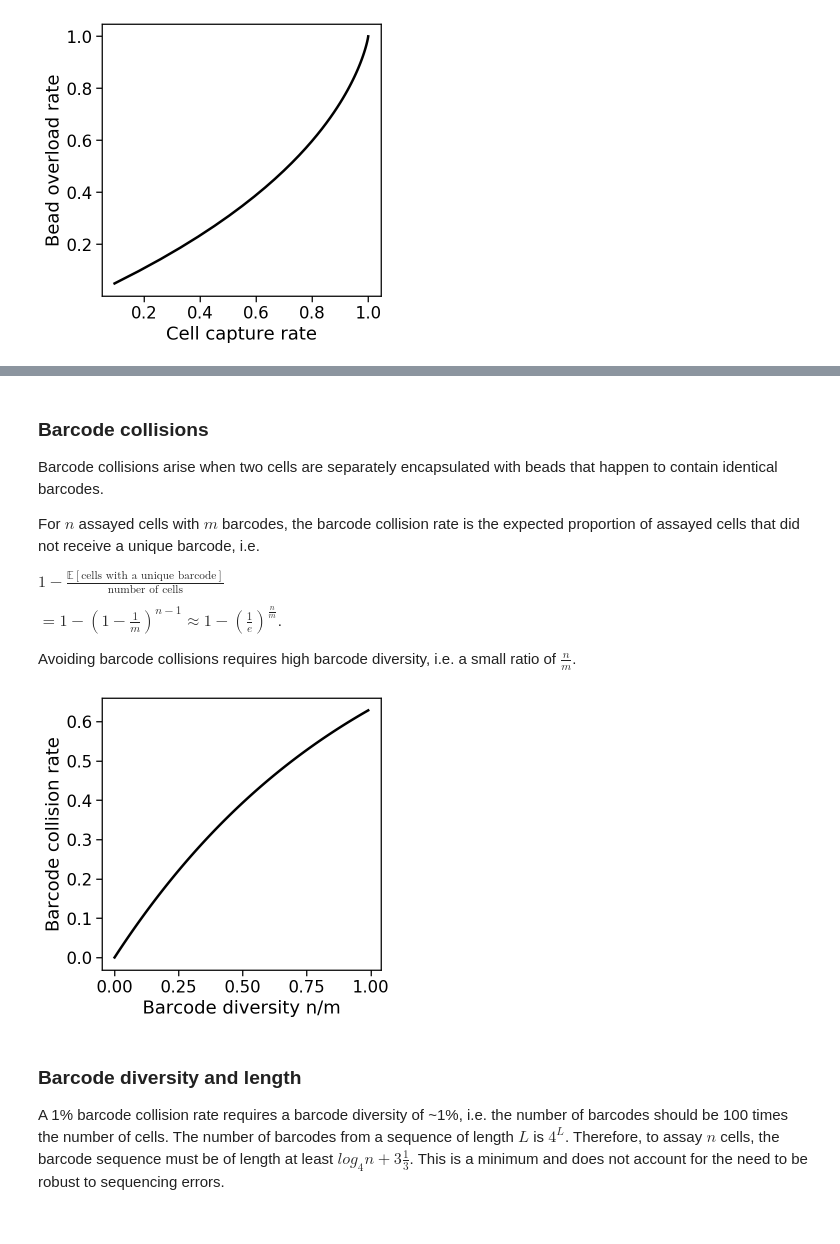
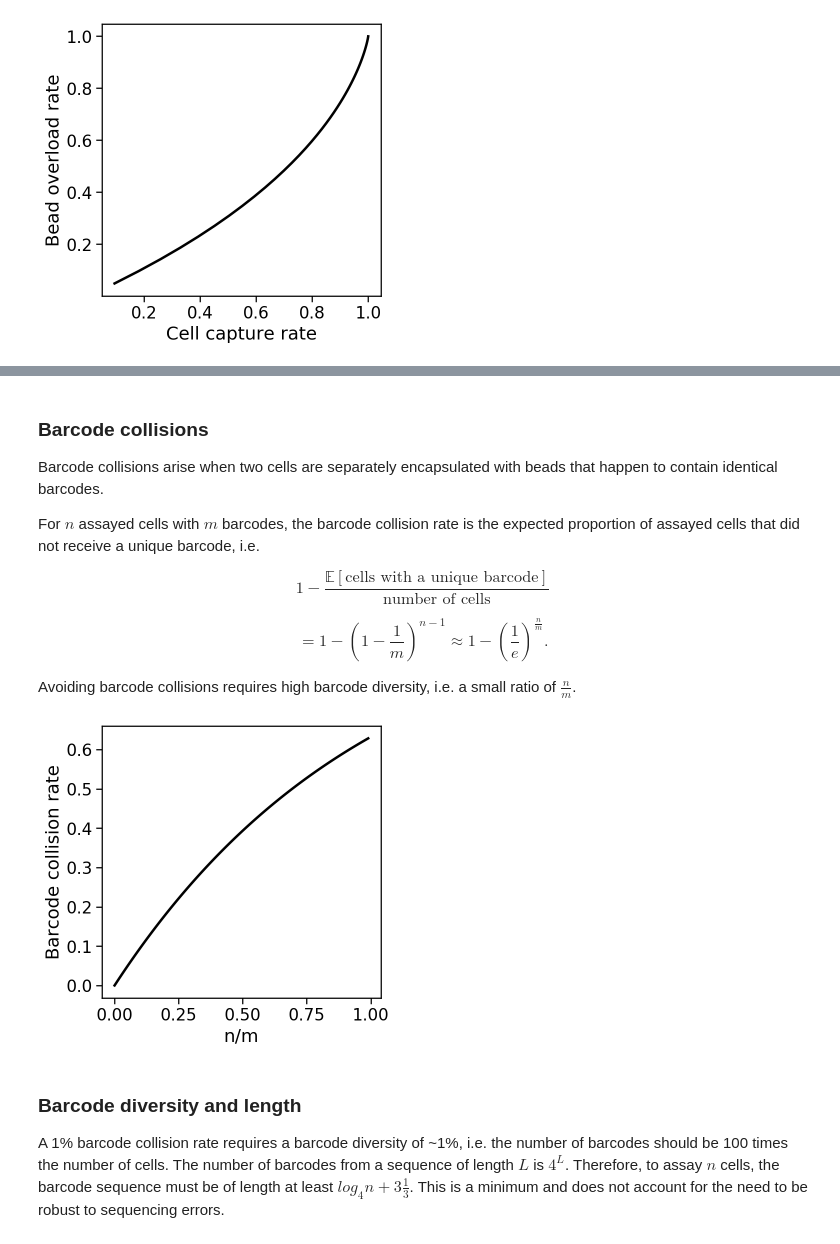
Before and after one commit to pachterlab/kallistobustools, a Jupyter notebook: notebooks/Introduction_single_cell_RNA_seq.ipynb, the cells around one changed output, grey strips where cells are left out. Drawn from its saved outputs; the diff is of its cells as text; code cells hidden in the pictures.

```diff
--- a/notebooks/Introduction_single_cell_RNA_seq.ipynb
+++ b/notebooks/Introduction_single_cell_RNA_seq.ipynb
@@ -344,27 +389,27 @@ Barcode collisions arise when two cells are separately encapsulated with beads t
 
 For $n$ assayed cells with $m$ barcodes, the barcode collision rate is the expected proportion of assayed cells that did not receive a unique barcode, i.e.
 
-$1-\frac{\mathbb{E}[\mbox{cells with a unique barcode}]}{\mbox{number of cells}}$
+$$1-\frac{\mathbb{E}[\mbox{cells with a unique barcode}]}{\mbox{number of cells}}$$
 
-$= 1-(1-\frac{1}{m})^{n-1} \approx 1-\left(\frac{1}{e}\right)^\frac{n}{m}$.
+$$= 1-(1-\frac{1}{m})^{n-1} \approx 1-\left(\frac{1}{e}\right)^\frac{n}{m}.$$
 
 Avoiding barcode collisions requires high barcode diversity, i.e. a small ratio of $\frac{n}{m}$.
 # %%
-#@title Tradeoff { run: "auto" }
+#@title Diversity and collisions  { run: "auto" }
 fig, ax = plt.subplots(figsize=(5,5))
 
 bc = np.arange(0, 1, 0.01)
 
 x = bc
 y = 1 - np.exp(-bc)
 
 ax.plot(x, y, color='k')
-ax.set_xlabel("Barcode diversity n/m")
+ax.set_xlabel("n/m")
 ax.set_ylabel("Barcode collision rate")
 
 plt.show()
 # %% [output]
-[figure, old version]
+[figure, new version]
 # %% [markdown]
 ### Barcode diversity and length
 A 1% barcode collision rate requires a barcode diversity of ~1%, i.e. the number of barcodes should be 100 times the number of cells. The number of barcodes from a sequence of length $L$ is $4^L$. Therefore, to assay $n$ cells, the barcode sequence must be of length at least $log_4n+3\frac{1}{3}$. This is a minimum and does not account for the need to be robust to sequencing errors.
```
Also changed, not shown: parts of 39 cells of this notebook.
